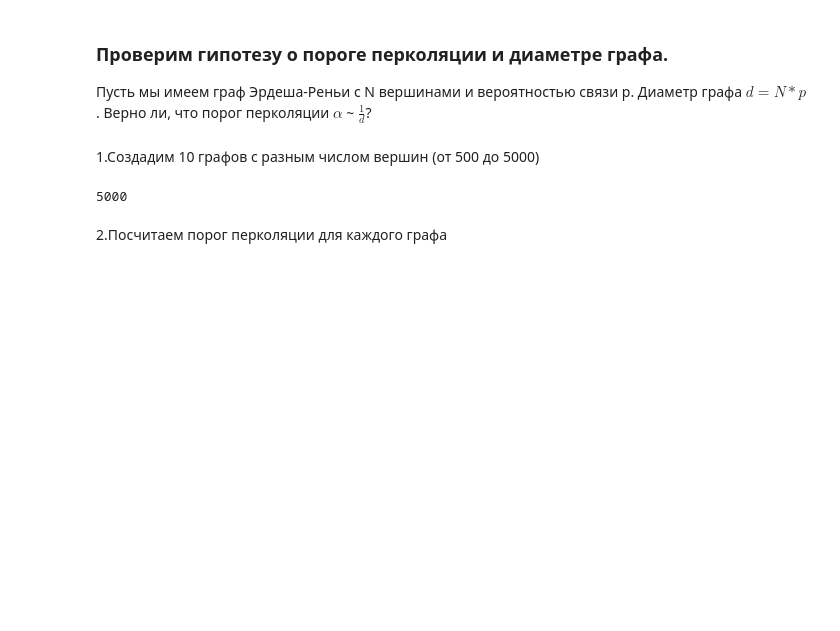
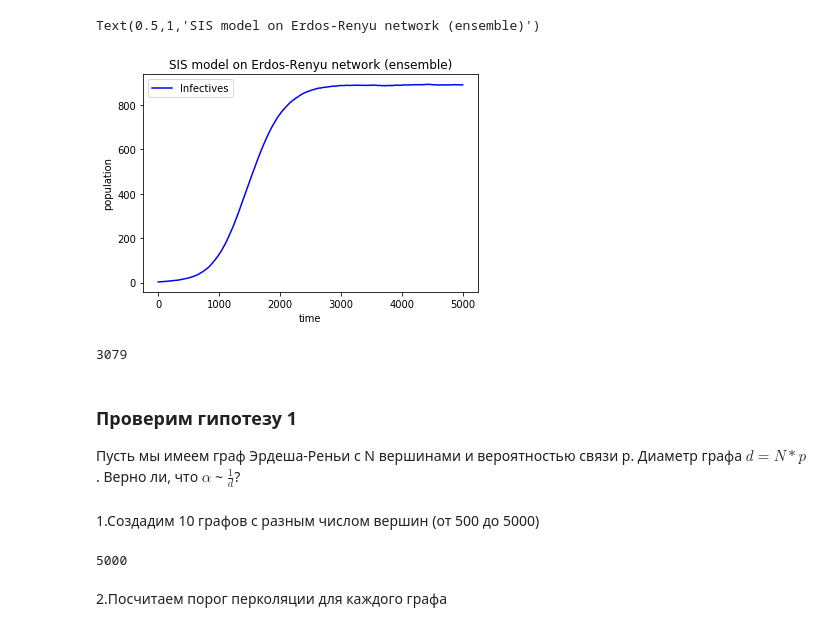
Before and after one commit to tsyrendylykova/multilayerNetwork, a Jupyter notebook: Senior thesis. Hypotheses 1.ipynb, the cells around one changed output. Saved outputs shown, nothing was run; the diff lists cells and outputs as text; code cells hidden in the pictures; blank space fills up the shorter version.

```diff
--- a/Senior thesis. Hypotheses 1.ipynb
+++ b/Senior thesis. Hypotheses 1.ipynb
@@ -8,0 +111,4 @@ from numpy import linalg as lg
+# %%
+ens_inf = np.stack((inf_array), axis=-1)
+avrg_inf = [np.mean(lst) for lst in ens_inf]
+ens_inf
@@ -9,8 +123,22 @@ from numpy import linalg as lg
+# %%
+f = plt.figure()
+plt.plot(avrg_inf, 'b', label='Infectives')
+plt.legend()
+plt.xlabel('time')
+plt.ylabel('population')
+plt.title('SIS model on Erdos-Renyu network (ensemble)')
+# %% [output]
+Text(0.5,1,'SIS model on Erdos-Renyu network (ensemble)')
+[figure, added]
+# %%
+get_stability_time(avrg_inf, 5000, 500, 0.1, 1)
+# %% [output]
+3079
 # %% [markdown]
-### Проверим гипотезу о пороге перколяции и диаметре графа.
+### Проверим гипотезу 1
 
 Пусть мы имеем граф Эрдеша-Реньи с N вершинами и вероятностью связи p. Диаметр графа $d = N * p$.
-Верно ли, что порог перколяции $\alpha$ ~ $\frac{1}{d}$?
+Верно ли, что $\alpha$ ~ $\frac{1}{d}$?
 # %% [markdown]
 1.Создадим 10 графов с разным числом вершин (от 500 до 5000)
 # %%
```
Also changed, not shown: parts of 28 cells of this notebook.
